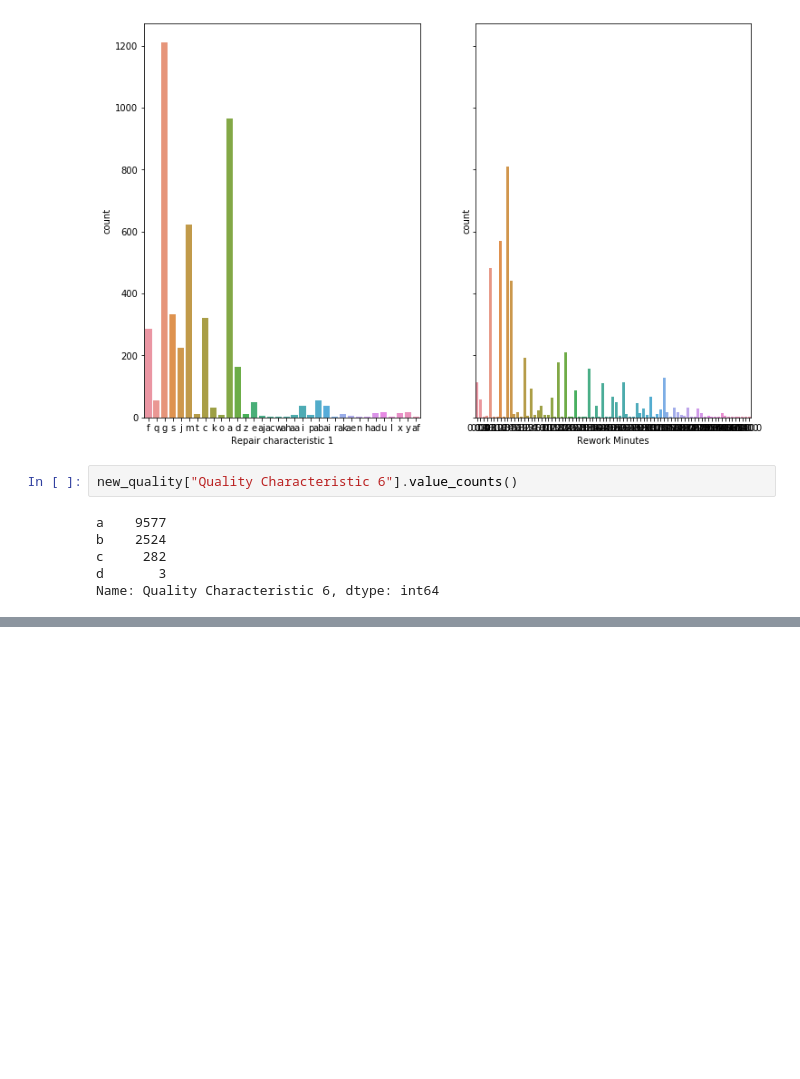
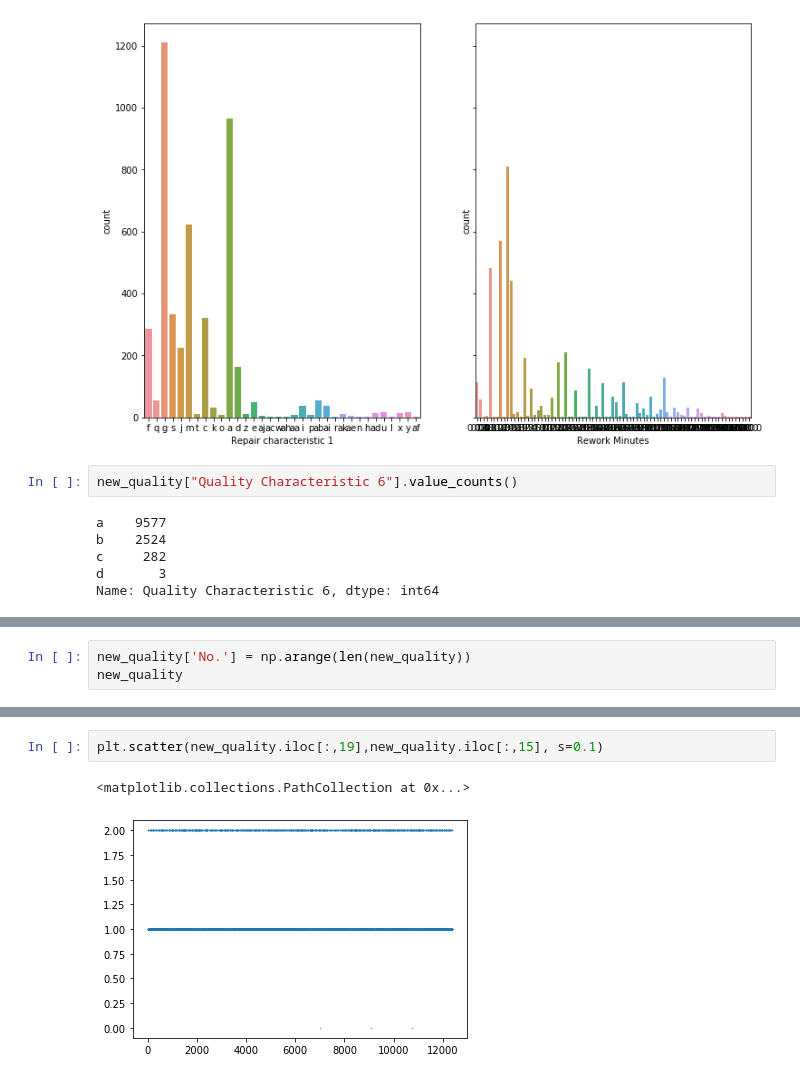
Before and after one commit to jetsaltydog/MINI_project, a Jupyter notebook: mini_data3.ipynb, the cells around one changed output, grey strips where cells are left out. Cells and saved outputs as stored; diff of their text form; blank space fills up the shorter version.

```diff
--- a/mini_data3.ipynb
+++ b/mini_data3.ipynb
@@ -304,0 +414,3 @@ high_ordered_time["Rework Minutes"].mean()
+# %%
+new_quality['No.'] = np.arange(len(new_quality))
+new_quality
@@ -304,0 +431,5 @@ high_ordered_time["Rework Minutes"].mean()
+# %%
+plt.scatter(new_quality.iloc[:,19],new_quality.iloc[:,15], s=0.1)
+# %% [output]
+<matplotlib.collections.PathCollection at 0x...>
+[figure, added]
```
Also changed, not shown: parts of 22 cells of this notebook.
